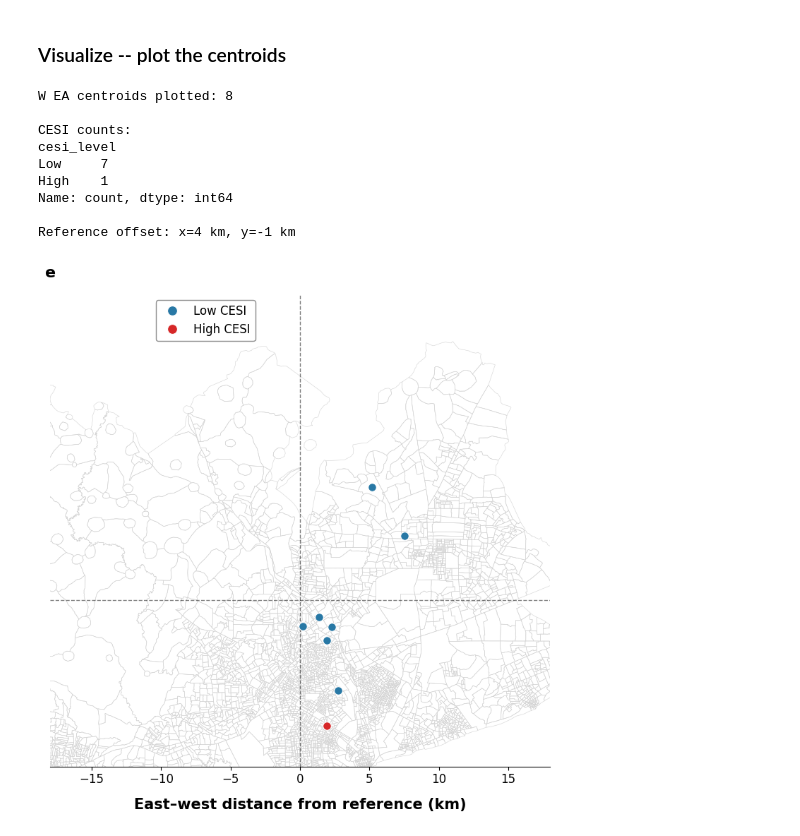
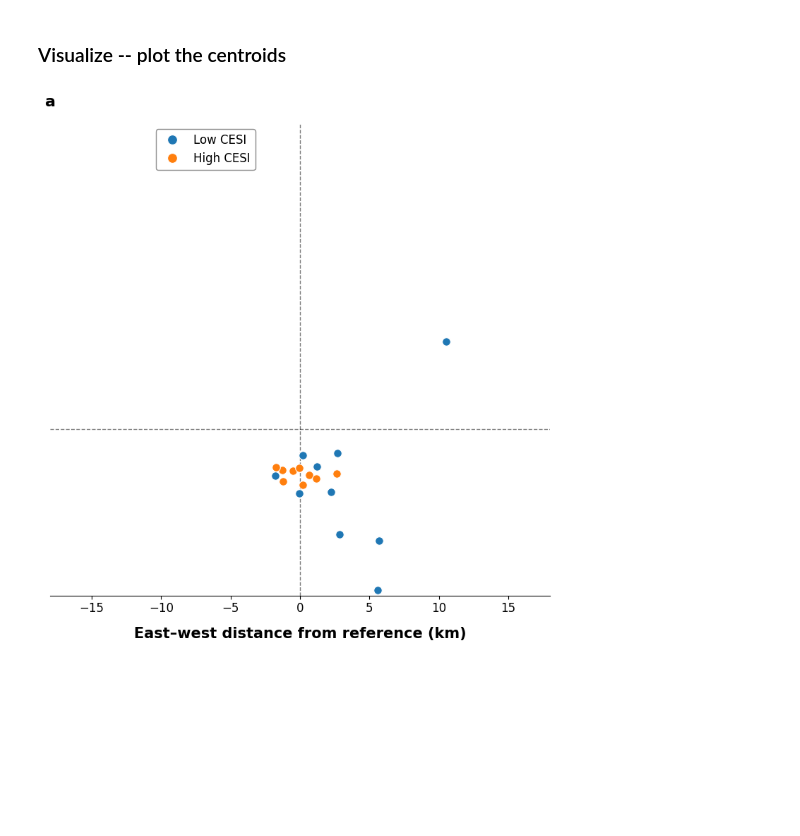
Before and after one commit to KaytheDee/pqr_extreme_weather_analysis, a Jupyter notebook: notebooks/_Logit_spatial_analysis_outage_per_EA.ipynb, the cells around one changed output. Drawn from its saved outputs; the diff is of its cells as text; code cells hidden in the pictures; blank space fills up the shorter version.

```diff
--- a/notebooks/_Logit_spatial_analysis_outage_per_EA.ipynb
+++ b/notebooks/_Logit_spatial_analysis_outage_per_EA.ipynb
@@ -3071,7 +2440,8 @@ fig, ax, precipitation_centroids = (
     plot_same_day_outage_risk_relative(
         base_gdf=filt_all_eas_dem_df_filt,
         summary_df=same_day_summary_df,
-        event="W",
+        event="T",
+        print_count=False,
 
         use_union_centroid=True,
         use_km=True,
@@ -3079,48 +2449,43 @@ fig, ax, precipitation_centroids = (
         y_ref_offset=common_y_ref_offset,
 
         show_yaxis=False,
-        show_basemap=True,
+        show_basemap=False,
 
         # CESI styling
         cesi_colors={
-            "Low": "#2878A5",
-            "High": "#D62728"
+            "Low": "tab:blue",
+            "High": "tab:orange"
         },
         cesi_order=("Low", "High"),
         cesi_legend_labels={
             "Low": "Low CESI",
             "High": "High CESI"
         },
 
         point_size=70,
         point_edgecolor="white",
         point_linewidth=0.8,
 
         # Panel label
-        panel_label="e",
+        panel_label="a",
         panel_label_x=-0.01,
         panel_label_y=1.06,
         panel_label_fontsize=16,
 
         # Legend
         legend_title=None,
         legend_loc="upper left",
         legend_bbox=(0.20, 1.00),
         legend_fontsize=12,
 
         figsize=fig_size,
         xlim=common_xlim,
-        ylim=common_ylim
+        ylim=common_ylim,
+
+        # Save figure
+        # save_path=PLOTS_DIR / "elevated_risk_by_CESI_Temp.png",
+        dpi=300
     )
 )
 # %% [output]
-W EA centroids plotted: 8
-
-CESI counts:
-cesi_level
-Low     7
-High    1
-Name: count, dtype: int64
-
-Reference offset: x=4 km, y=-1 km
-[figure, old version]
+[figure, new version]
```
Also changed, not shown: parts of 5 cells of this notebook, 8 other files.
